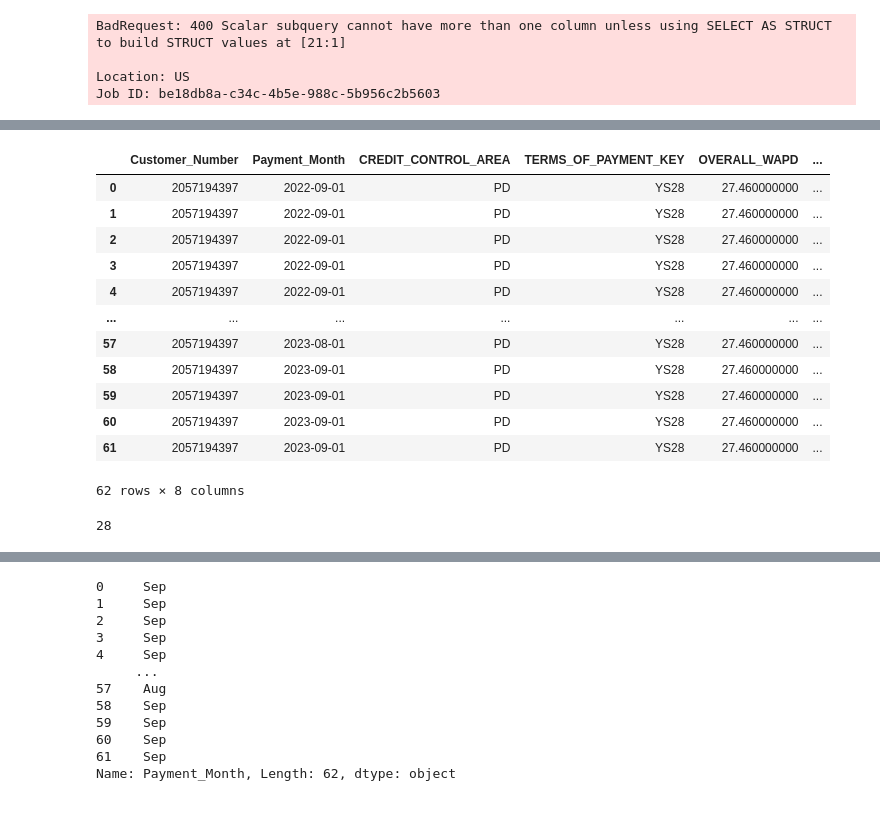
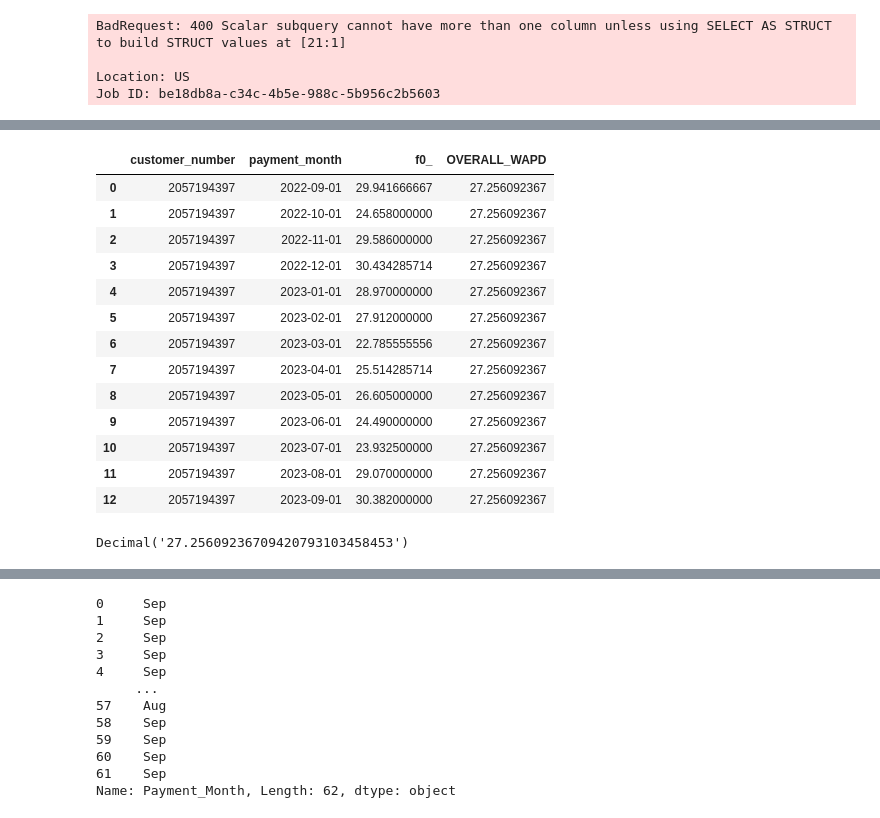
Before and after one commit to cah-madison-johnson/treasure_chest, a Jupyter notebook: WADTP/WAPD_SQL.ipynb, the cells around one changed output, grey strips where cells are left out. Drawn from its saved outputs; the diff is of its cells as text; code cells hidden in the pictures.

```diff
--- a/WADTP/WAPD_SQL.ipynb
+++ b/WADTP/WAPD_SQL.ipynb
@@ -313 +570,25 @@ df_customer_sub_weight_90_WAPD.head()
+# %%
+bqclient = bigquery.Client()
+df_customer_sub_weight_90_WAPD = bqclient.query(query).to_dataframe()
+# %%
+df_customer_sub_weight_90_WAPD.head(30)
+# %% [output]
+|  | customer_number | payment_month | f0_ | OVERALL_WAPD |
+| 0 | 2057194397 | 2022-09-01 | 29.941666667 | 27.256092367 |
+| 1 | 2057194397 | 2022-10-01 | 24.658000000 | 27.256092367 |
+| 2 | 2057194397 | 2022-11-01 | 29.586000000 | 27.256092367 |
+| 3 | 2057194397 | 2022-12-01 | 30.434285714 | 27.256092367 |
+| 4 | 2057194397 | 2023-01-01 | 28.970000000 | 27.256092367 |
+| 5 | 2057194397 | 2023-02-01 | 27.912000000 | 27.256092367 |
+| 6 | 2057194397 | 2023-03-01 | 22.785555556 | 27.256092367 |
+| 7 | 2057194397 | 2023-04-01 | 25.514285714 | 27.256092367 |
+| 8 | 2057194397 | 2023-05-01 | 26.605000000 | 27.256092367 |
+| 9 | 2057194397 | 2023-06-01 | 24.490000000 | 27.256092367 |
+| 10 | 2057194397 | 2023-07-01 | 23.932500000 | 27.256092367 |
+| 11 | 2057194397 | 2023-08-01 | 29.070000000 | 27.256092367 |
+| 12 | 2057194397 | 2023-09-01 | 30.382000000 | 27.256092367 |
+# %%
+df_customer_sub_weight_90_WAPD.TotalOrderAmount[0]/df_customer_sub_weight_90_WAPD.OVERALL_WAPD[0]
+# %% [output]
+Decimal('27.25609236709420793103458453')
 # %%
@@ -498,23 +724,3 @@ ORDER BY
 # %%
 bqclient = bigquery.Client()
 df_customer_Crystal= bqclient.query(query).to_dataframe()
-# %%
-df_customer_Crystal
-# %% [output]
-|  | Customer_Number | Payment_Month | CREDIT_CONTROL_AREA | TERMS_OF_PAYMENT_KEY | OVERALL_WAPD | ... |
-| 0 | 2057194397 | 2022-09-01 | PD | YS28 | 27.460000000 | ... |
-| 1 | 2057194397 | 2022-09-01 | PD | YS28 | 27.460000000 | ... |
-| 2 | 2057194397 | 2022-09-01 | PD | YS28 | 27.460000000 | ... |
-| 3 | 2057194397 | 2022-09-01 | PD | YS28 | 27.460000000 | ... |
-| 4 | 2057194397 | 2022-09-01 | PD | YS28 | 27.460000000 | ... |
-| ... | ... | ... | ... | ... | ... | ... |
-| 57 | 2057194397 | 2023-08-01 | PD | YS28 | 27.460000000 | ... |
-| 58 | 2057194397 | 2023-09-01 | PD | YS28 | 27.460000000 | ... |
-| 59 | 2057194397 | 2023-09-01 | PD | YS28 | 27.460000000 | ... |
-| 60 | 2057194397 | 2023-09-01 | PD | YS28 | 27.460000000 | ... |
-| 61 | 2057194397 | 2023-09-01 | PD | YS28 | 27.460000000 | ... |
-62 rows × 8 columns
-# %%
-int(df_customer_Crystal.TERMS_OF_PAYMENT_KEY.values[0][2:4])
-# %% [output]
-28
```
Also changed, not shown: parts of 13 cells of this notebook, 1 other file.
